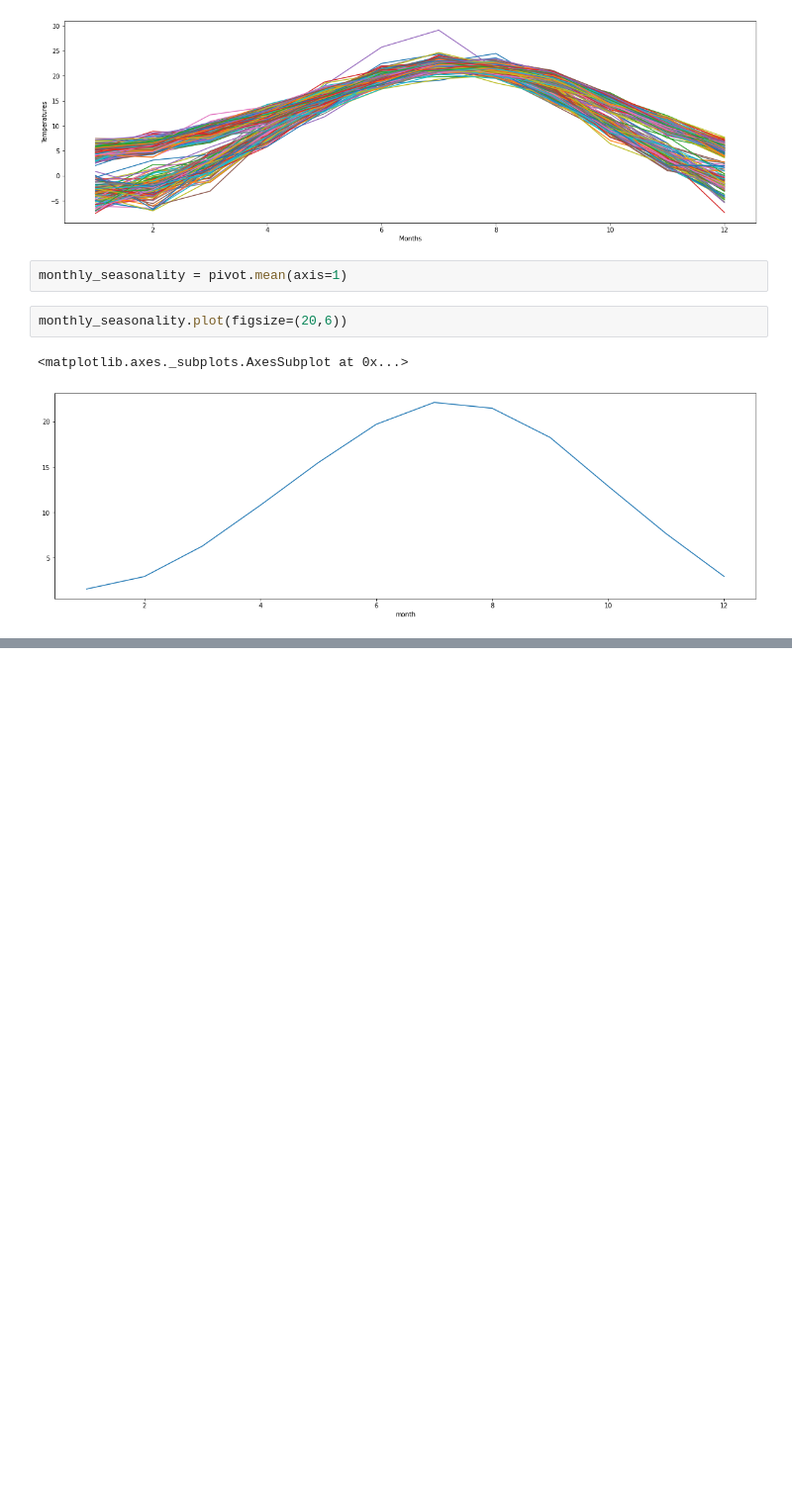
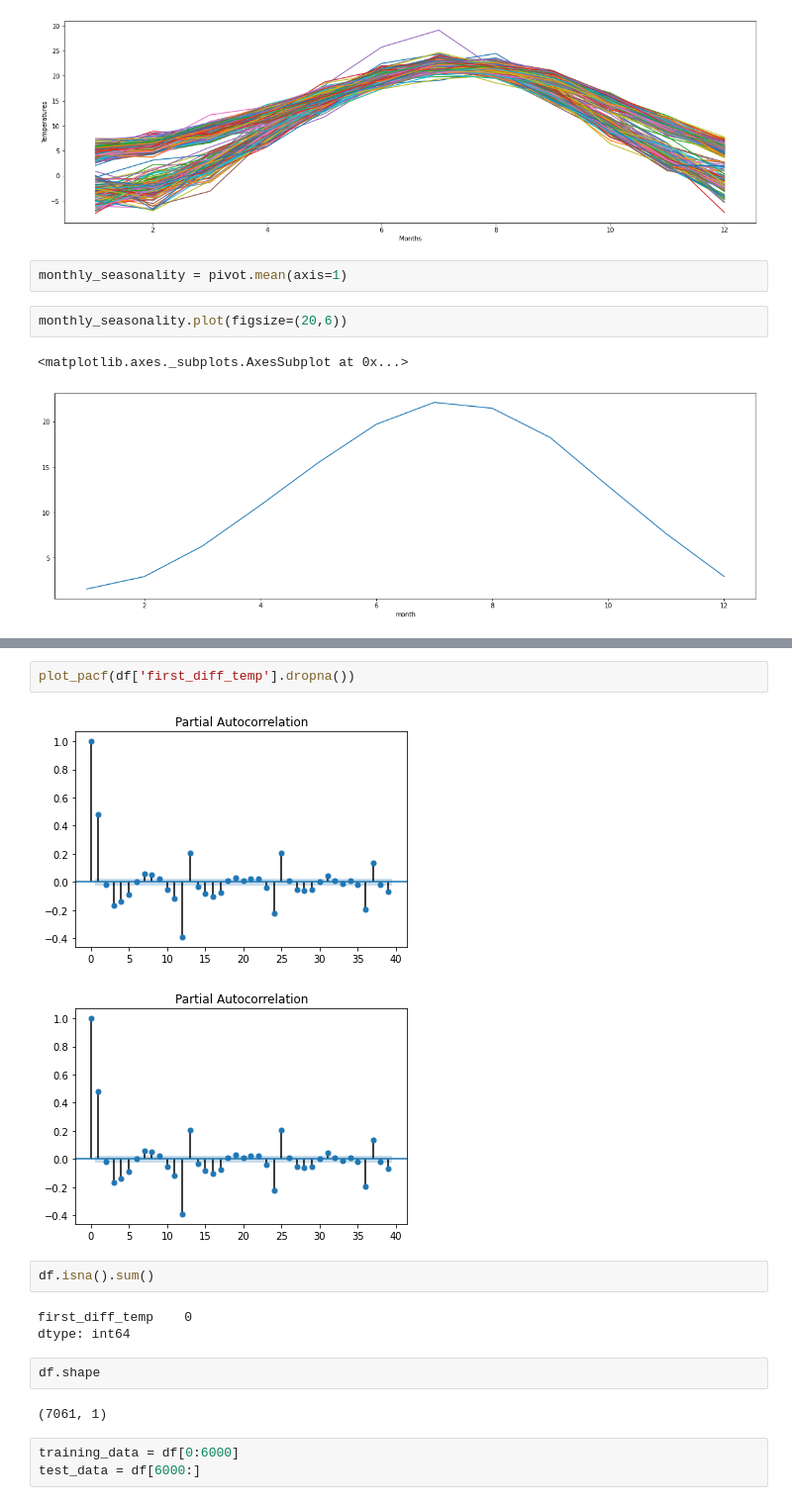
Before and after one commit to crzysab/Data-Science-Real-Projects-in-Python, a Jupyter notebook: Predict_Temperature_of_Different_Cities.ipynb, the cells around one changed output, grey strips where cells are left out. Shown: that part at 99% size. Cells and saved outputs as stored; diff of their text form; blank space fills up the shorter version.

```diff
--- a/Predict_Temperature_of_Different_Cities.ipynb
+++ b/Predict_Temperature_of_Different_Cities.ipynb
@@ -482,0 +553,17 @@ monthly_seasonality.plot(figsize=(20,6))
+# %%
+plot_pacf(df['first_diff_temp'].dropna())
+# %% [output]
+[figure, added]
+[figure, added]
+# %%
+df.isna().sum()
+# %% [output]
+first_diff_temp    0
+dtype: int64
+# %%
+df.shape
+# %% [output]
+(7061, 1)
+# %%
+training_data = df[0:6000]
+test_data = df[6000:]
```
Also changed, not shown: parts of 20 cells of this notebook.
